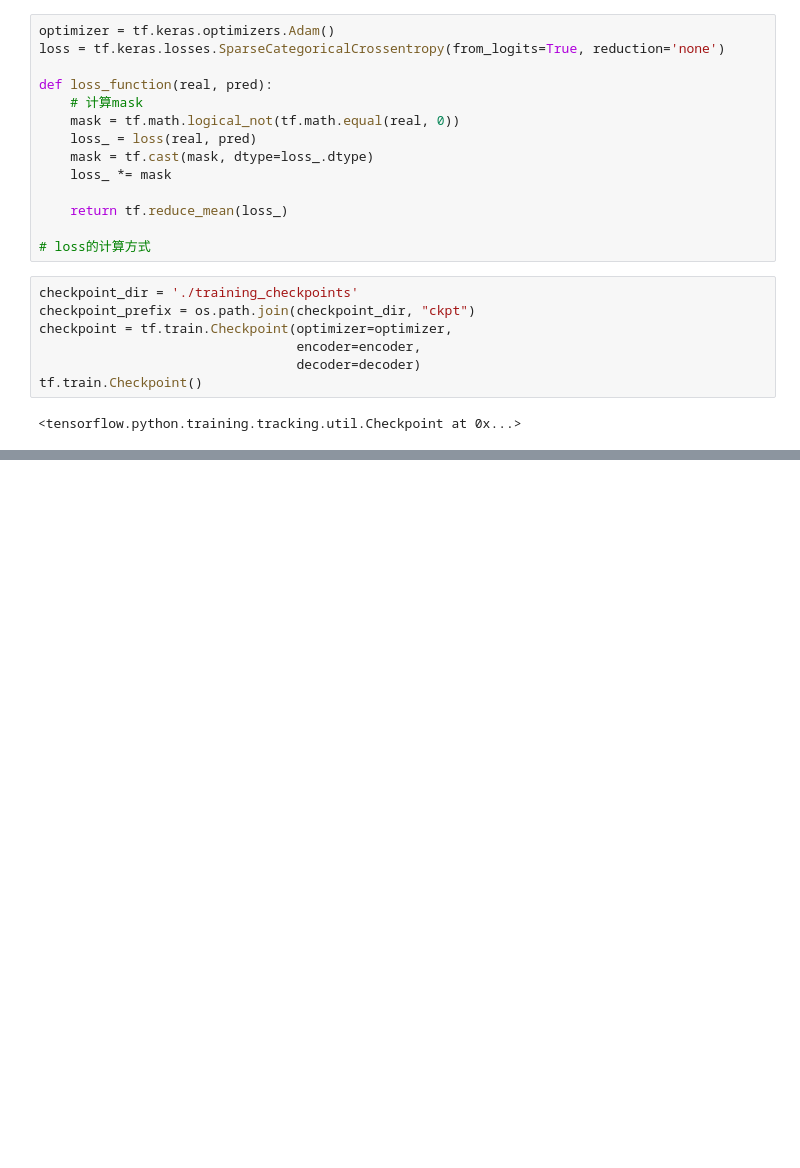
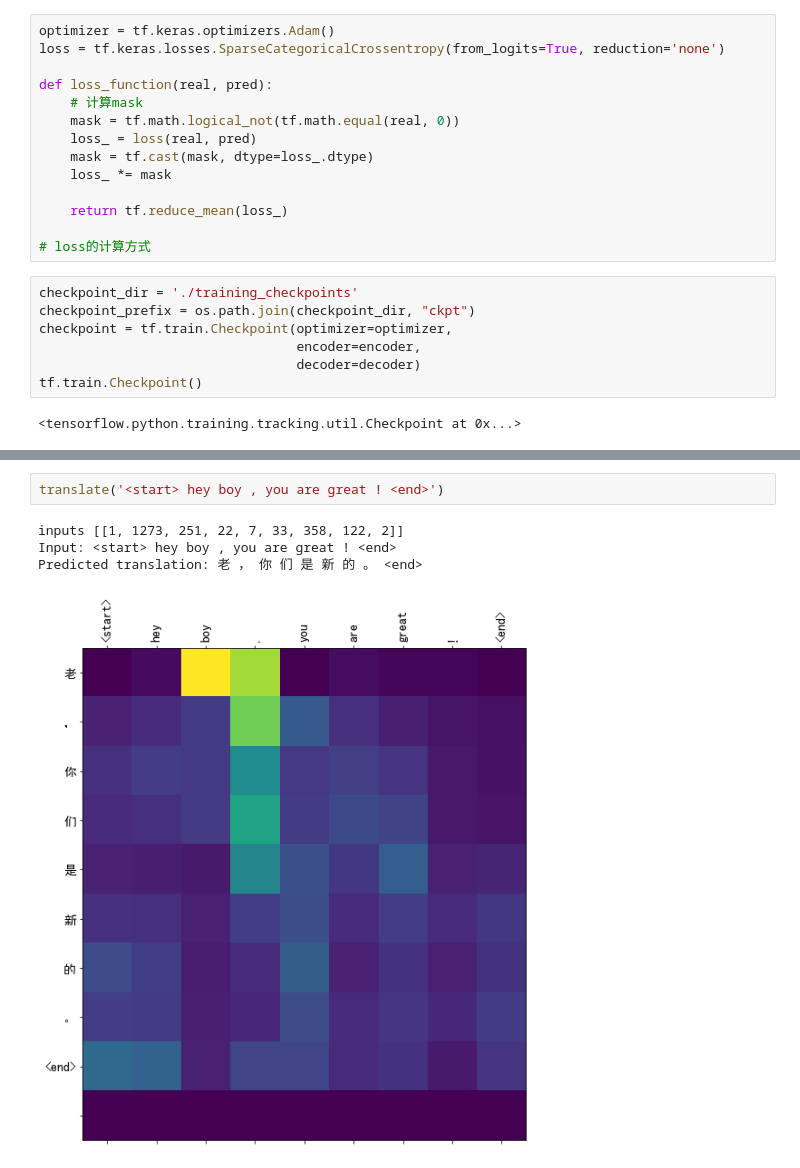
Before and after one commit to taichuai/d2l_zh_tensorflow2.0, a Jupyter notebook: 10.9 编码器—解码器（seq2seq）.ipynb, the cells around one changed output, grey strips where cells are left out. Saved outputs shown, nothing was run; the diff lists cells and outputs as text; blank space fills up the shorter version.

```diff
--- a/10.9 编码器—解码器（seq2seq）.ipynb
+++ b/10.9 编码器—解码器（seq2seq）.ipynb
@@ -404,0 +509,7 @@ Epoch 2 Batch 100 Loss 0.8504
+# %%
+translate('<start> hey boy , you are great ! <end>')
+# %% [output]
+inputs [[1, 1273, 251, 22, 7, 33, 358, 122, 2]]
+Input: <start> hey boy , you are great ! <end>
+Predicted translation: 老 ， 你 们 是 新 的 。 <end>
+[figure, added]
```
Also changed, not shown: parts of 20 cells of this notebook.
